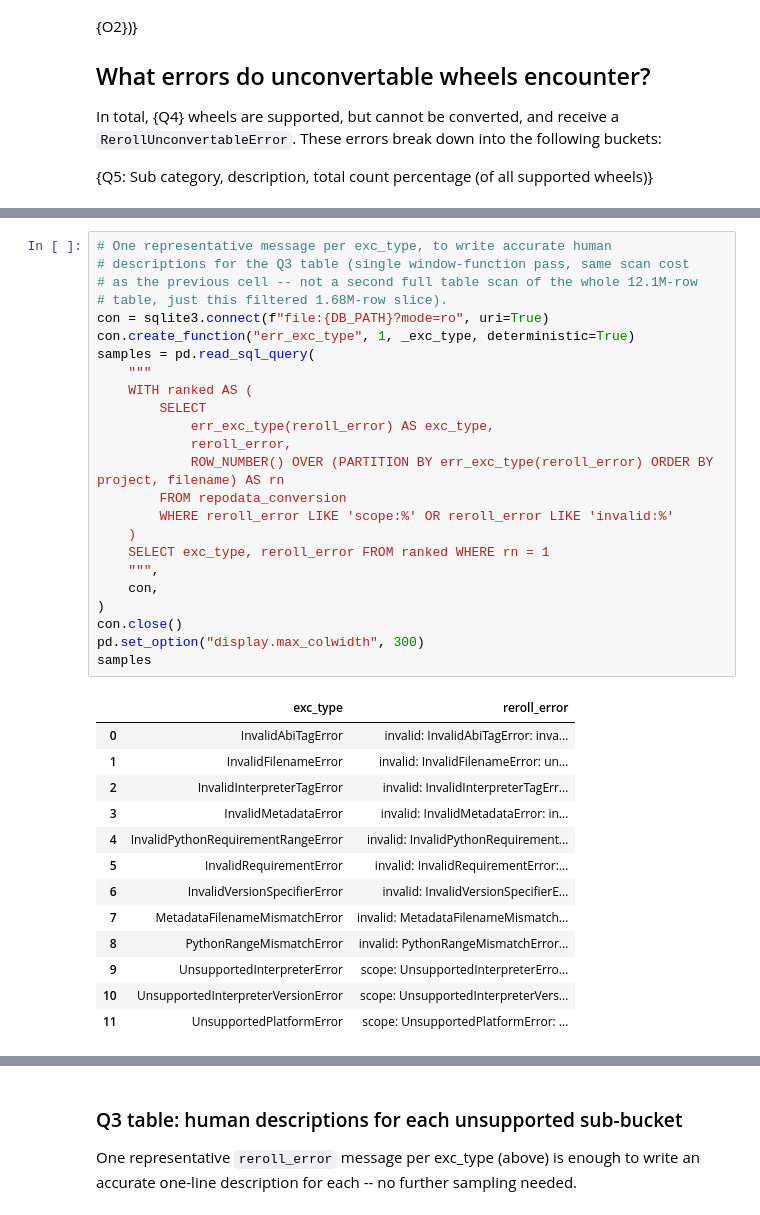
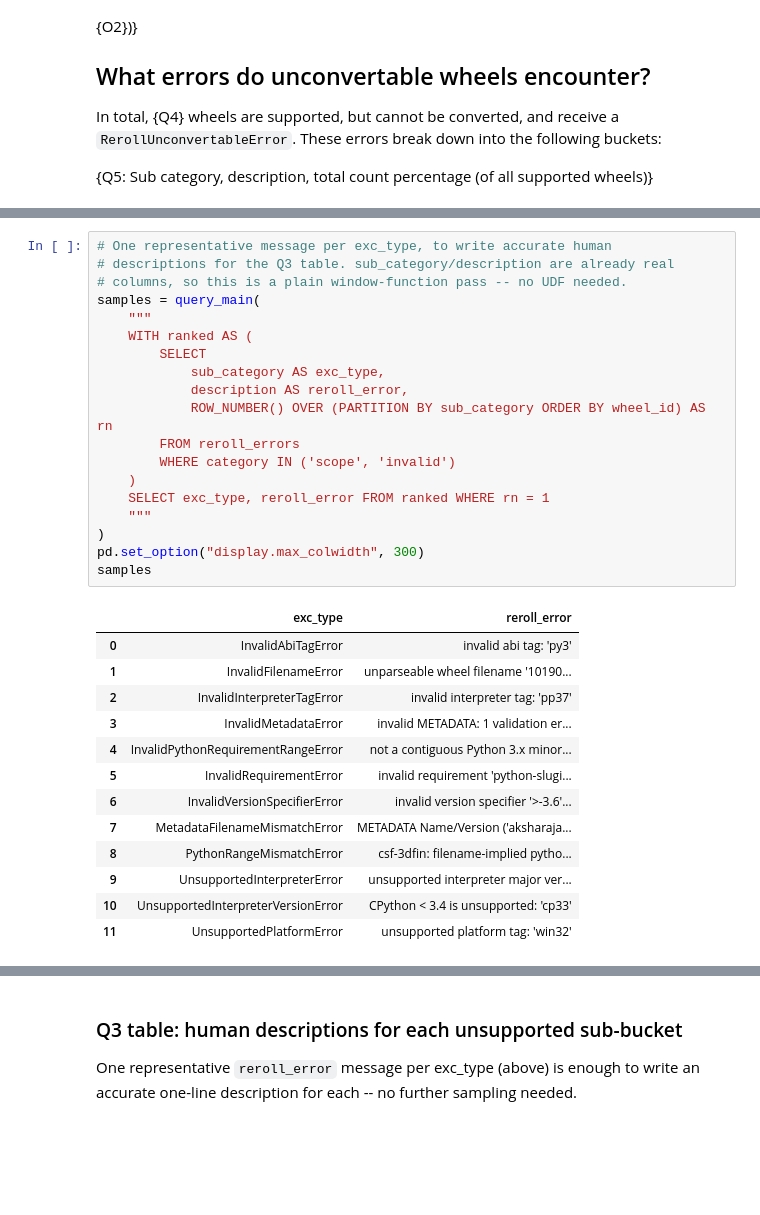
Before and after one commit to intentionally-left-nil/reroll-data, a Jupyter notebook: notebooks/readme_analysis.ipynb, the cells around one changed output, grey strips where cells are left out. Saved outputs shown, nothing was run; the diff lists cells and outputs as text; blank space fills up the shorter version.

```diff
--- a/notebooks/readme_analysis.ipynb
+++ b/notebooks/readme_analysis.ipynb
@@ -287,42 +300,37 @@ sum of n: 1,683,271 (should equal 1,683,271)
 | 11 | invalid | InvalidMetadataError | 53 | 0.000 |
 # %%
 # One representative message per exc_type, to write accurate human
-# descriptions for the Q3 table (single window-function pass, same scan cost
-# as the previous cell -- not a second full table scan of the whole 12.1M-row
-# table, just this filtered 1.68M-row slice).
-con = sqlite3.connect(f"file:{DB_PATH}?mode=ro", uri=True)
-con.create_function("err_exc_type", 1, _exc_type, deterministic=True)
-samples = pd.read_sql_query(
+# descriptions for the Q3 table. sub_category/description are already real
+# columns, so this is a plain window-function pass -- no UDF needed.
+samples = query_main(
     """
     WITH ranked AS (
         SELECT
-            err_exc_type(reroll_error) AS exc_type,
-            reroll_error,
-            ROW_NUMBER() OVER (PARTITION BY err_exc_type(reroll_error) ORDER BY project, filename) AS rn
-        FROM repodata_conversion
-        WHERE reroll_error LIKE 'scope:%' OR reroll_error LIKE 'invalid:%'
+            sub_category AS exc_type,
+            description AS reroll_error,
+            ROW_NUMBER() OVER (PARTITION BY sub_category ORDER BY wheel_id) AS rn
+        FROM reroll_errors
+        WHERE category IN ('scope', 'invalid')
     )
     SELECT exc_type, reroll_error FROM ranked WHERE rn = 1
-    """,
-    con,
+    """
 )
-con.close()
 pd.set_option("display.max_colwidth", 300)
 samples
 # %% [output]
 |  | exc_type | reroll_error |
-| 0 | InvalidAbiTagError | invalid: InvalidAbiTagError: inva... |
-| 1 | InvalidFilenameError | invalid: InvalidFilenameError: un... |
-| 2 | InvalidInterpreterTagError | invalid: InvalidInterpreterTagErr... |
-| 3 | InvalidMetadataError | invalid: InvalidMetadataError: in... |
-| 4 | InvalidPythonRequirementRangeError | invalid: InvalidPythonRequirement... |
-| 5 | InvalidRequirementError | invalid: InvalidRequirementError:... |
-| 6 | InvalidVersionSpecifierError | invalid: InvalidVersionSpecifierE... |
-| 7 | MetadataFilenameMismatchError | invalid: MetadataFilenameMismatch... |
-| 8 | PythonRangeMismatchError | invalid: PythonRangeMismatchError... |
-| 9 | UnsupportedInterpreterError | scope: UnsupportedInterpreterErro... |
-| 10 | UnsupportedInterpreterVersionError | scope: UnsupportedInterpreterVers... |
-| 11 | UnsupportedPlatformError | scope: UnsupportedPlatformError: ... |
+| 0 | InvalidAbiTagError | invalid abi tag: 'py3' |
+| 1 | InvalidFilenameError | unparseable wheel filename '10190... |
+| 2 | InvalidInterpreterTagError | invalid interpreter tag: 'pp37' |
+| 3 | InvalidMetadataError | invalid METADATA: 1 validation er... |
+| 4 | InvalidPythonRequirementRangeError | not a contiguous Python 3.x minor... |
+| 5 | InvalidRequirementError | invalid requirement 'python-slugi... |
+| 6 | InvalidVersionSpecifierError | invalid version specifier '>-3.6'... |
+| 7 | MetadataFilenameMismatchError | METADATA Name/Version ('aksharaja... |
+| 8 | PythonRangeMismatchError | csf-3dfin: filename-implied pytho... |
+| 9 | UnsupportedInterpreterError | unsupported interpreter major ver... |
+| 10 | UnsupportedInterpreterVersionError | CPython < 3.4 is unsupported: 'cp33' |
+| 11 | UnsupportedPlatformError | unsupported platform tag: 'win32' |
 # %%
 for _, row in samples.iterrows():
     print(f"=== {row['exc_type']} ===")
```
Also changed, not shown: parts of 11 cells of this notebook, 6 other files.
